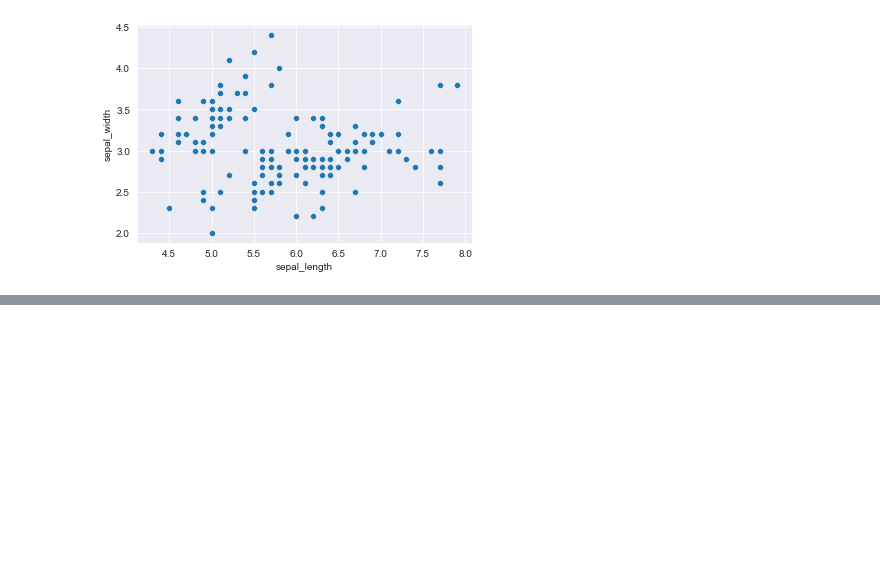
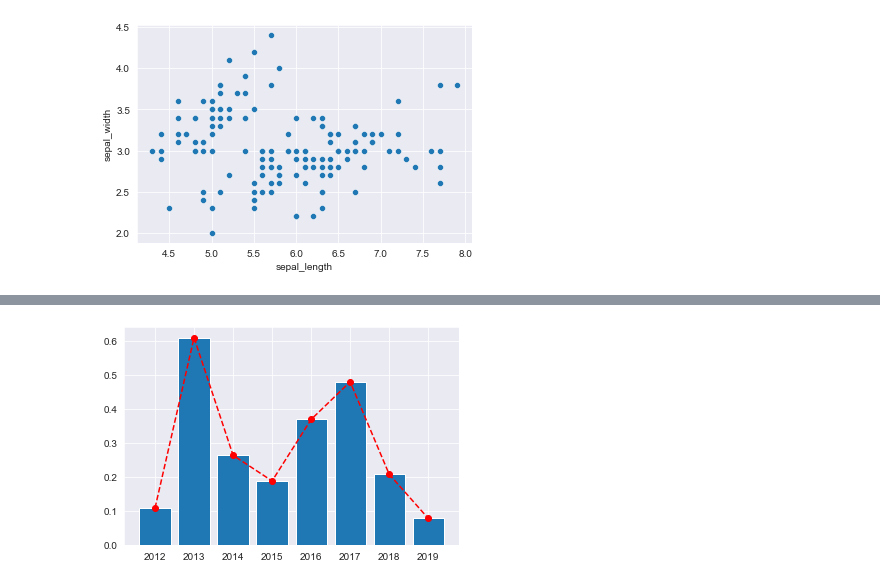
Before and after one commit to mekken2/EDA-Squad, a Jupyter notebook: Jovian_matplot_sns/Jovian_matplotlib_sns.ipynb, the cells around one changed output, grey strips where cells are left out. Cells and saved outputs as stored; diff of their text form; code cells hidden in the pictures; blank space fills up the shorter version.

```diff
--- a/Jovian_matplot_sns/Jovian_matplotlib_sns.ipynb
+++ b/Jovian_matplot_sns/Jovian_matplotlib_sns.ipynb
@@ -231,0 +257,5 @@ plt.legend(['setosa','versicolor','virginica']);
+# %%
+plt.bar(yrs,oranges);
+plt.plot(yrs,oranges,'o--r');
+# %% [output]
+[figure, added]
```
Also changed, not shown: parts of 52 cells of this notebook.
